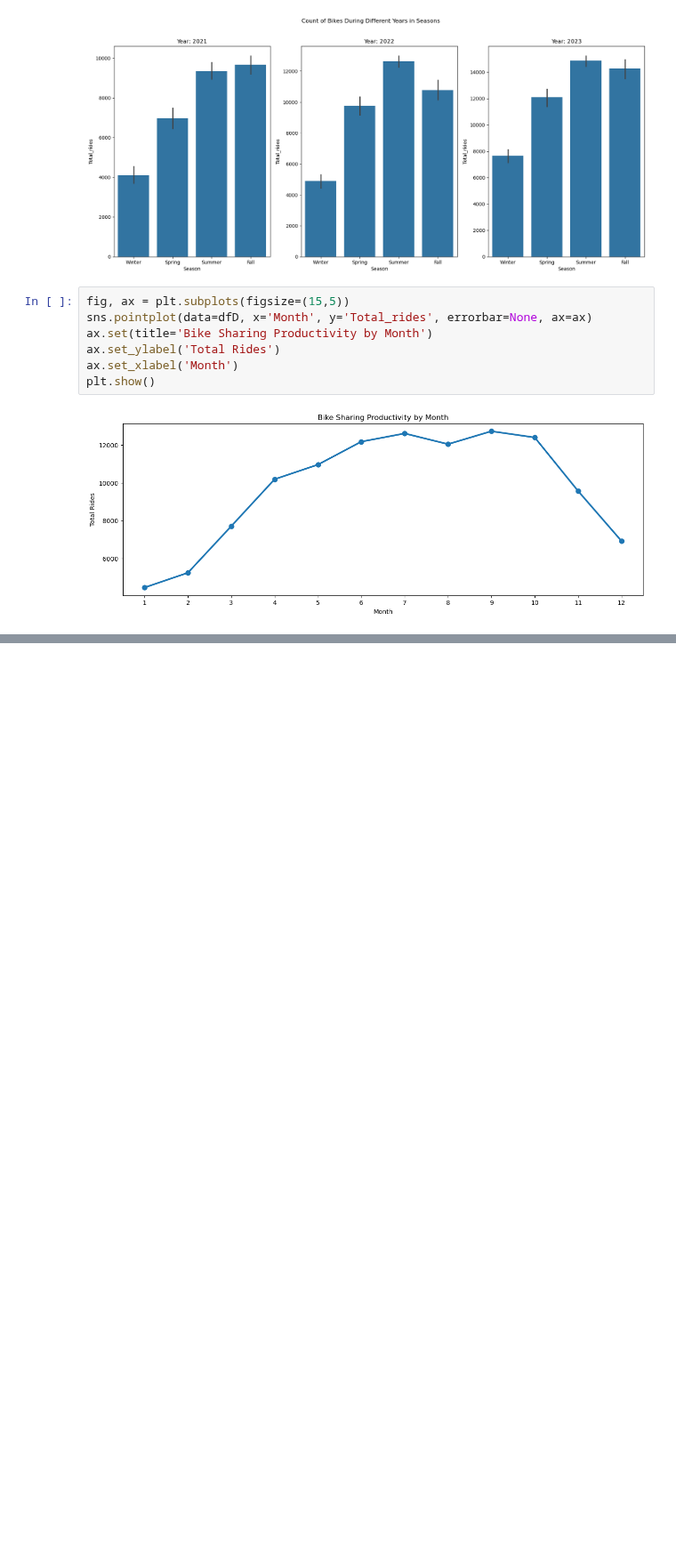
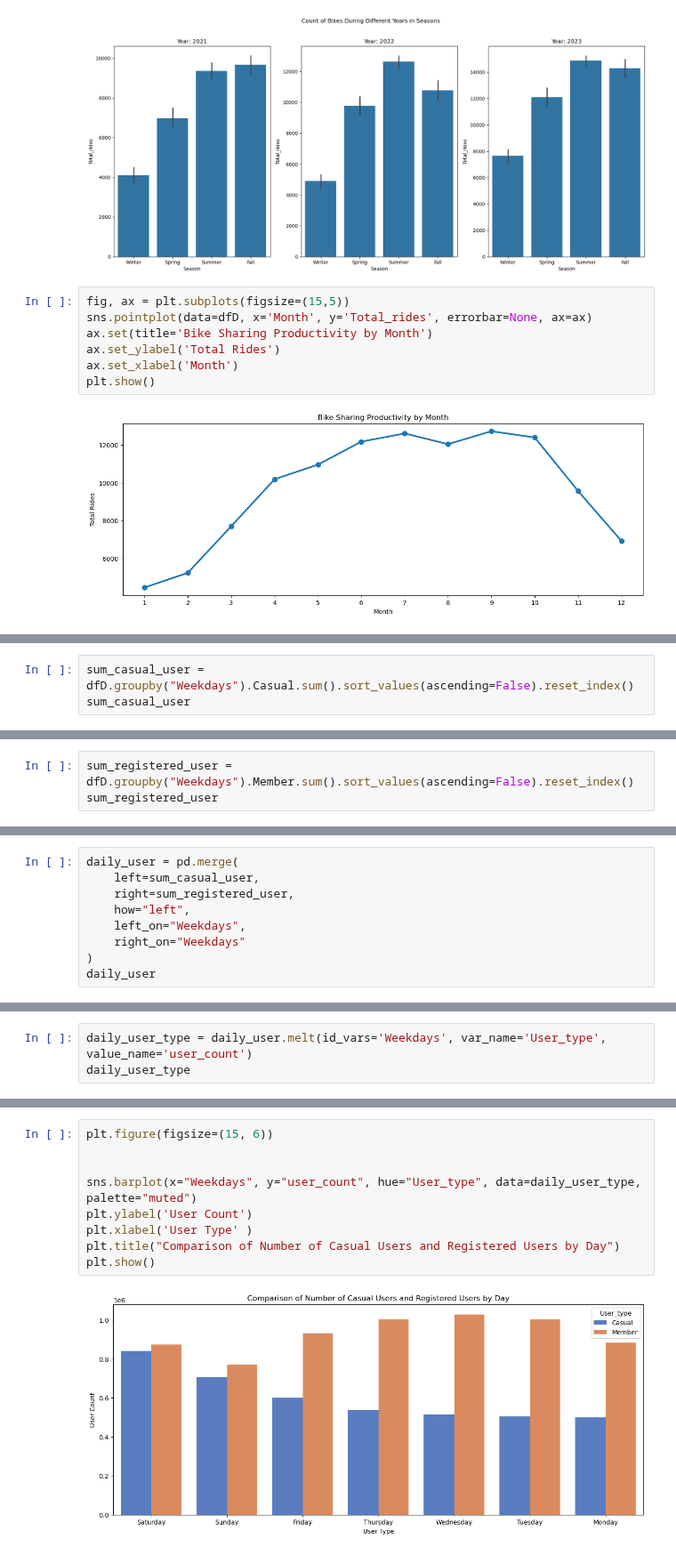
Before and after one commit to Sudha25a/Bike-project-3, a Jupyter notebook: Bike project Daily.ipynb, the cells around one changed output, grey strips where cells are left out. Shown at 89% size. Cells and saved outputs as stored; diff of their text form; blank space fills up the shorter version.

```diff
--- a/Bike project Daily.ipynb
+++ b/Bike project Daily.ipynb
@@ -329,0 +324,3 @@ plt.show()
+# %%
+sum_casual_user = dfD.groupby("Weekdays").Casual.sum().sort_values(ascending=False).reset_index()
+sum_casual_user
@@ -329,0 +336,3 @@ plt.show()
+# %%
+sum_registered_user = dfD.groupby("Weekdays").Member.sum().sort_values(ascending=False).reset_index()
+sum_registered_user
@@ -329,0 +348,9 @@ plt.show()
+# %%
+daily_user = pd.merge(
+    left=sum_casual_user,
+    right=sum_registered_user,
+    how="left",
+    left_on="Weekdays",
+    right_on="Weekdays"
+)
+daily_user
@@ -329,0 +366,3 @@ plt.show()
+# %%
+daily_user_type = daily_user.melt(id_vars='Weekdays', var_name='User_type', value_name='user_count')
+daily_user_type
@@ -329,0 +394,11 @@ plt.show()
+# %%
+plt.figure(figsize=(15, 6))
+
+
+sns.barplot(x="Weekdays", y="user_count", hue="User_type", data=daily_user_type, palette="muted")
+plt.ylabel('User Count')
+plt.xlabel('User Type' )
+plt.title("Comparison of Number of Casual Users and Registered Users by Day")
+plt.show()
+# %% [output]
+[figure, added]
```
Also changed, not shown: parts of 8 cells of this notebook, 2 other files.
